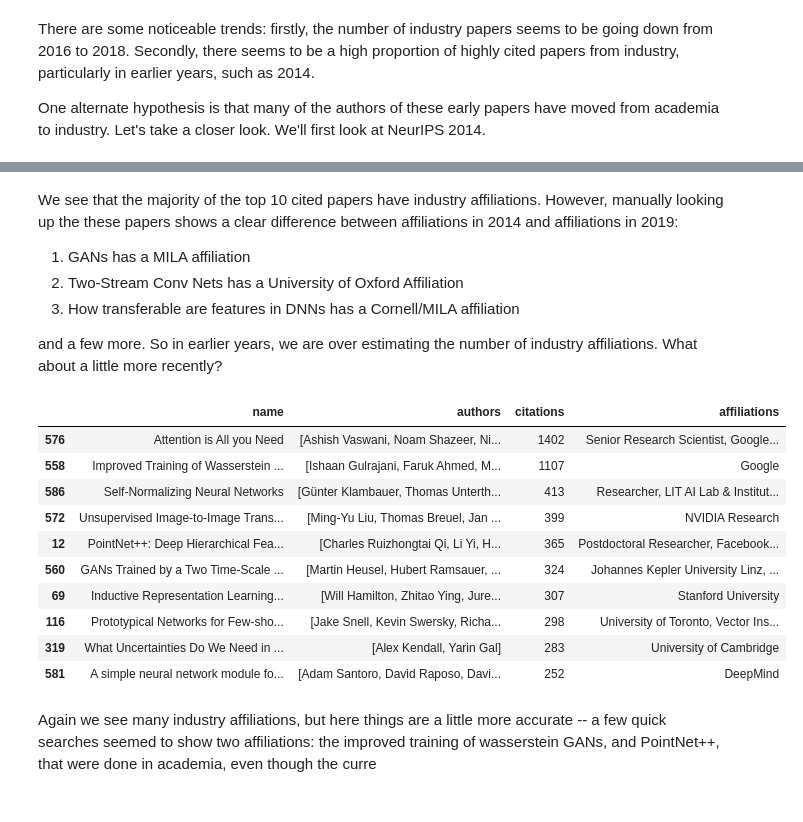
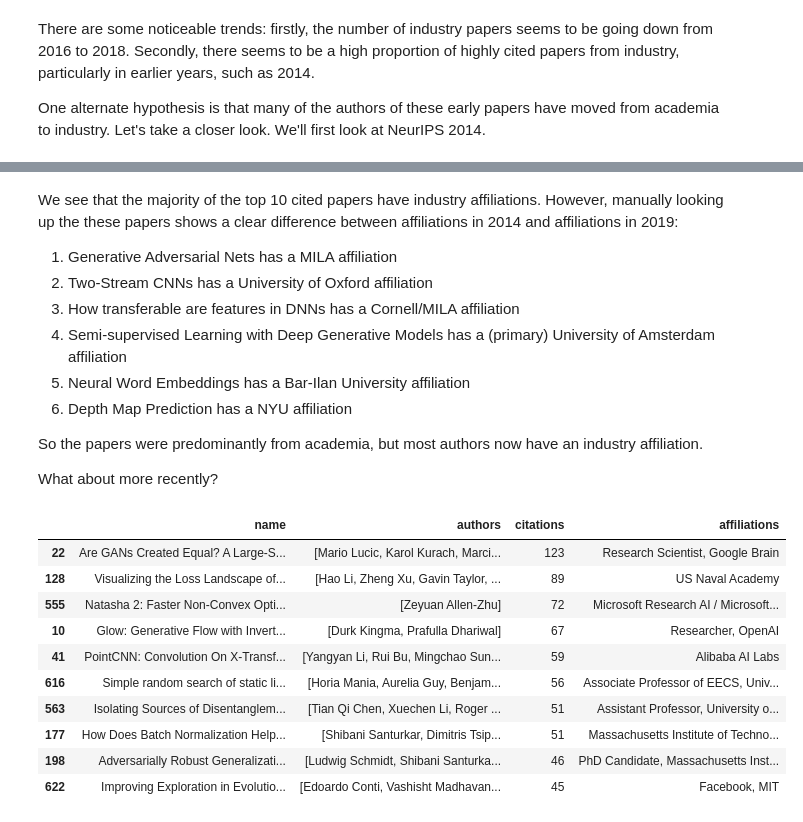
Before and after one commit to maithraraghu/MLcites, a Jupyter notebook: Paper_Statistics_Analysis.ipynb, the cells around one changed output, grey strips where cells are left out. Drawn from its saved outputs; the diff is of its cells as text; code cells hidden in the pictures.

```diff
--- a/Paper_Statistics_Analysis.ipynb
+++ b/Paper_Statistics_Analysis.ipynb
@@ -422,26 +422,28 @@ neurips[0].sort_values("citations", ascending=False).head(n=10)
 | 381 | Joint Training of a Convolutional... | [Jonathan J Tompson, Arjun Jain, ... | 700 | IIT Bombay |
 # %% [markdown]
 We see that the majority of the top 10 cited papers have industry affiliations. However, manually looking up the these papers shows a clear difference between affiliations in 2014 and affiliations in 2019:
-1. GANs has a MILA affiliation
-2. Two-Stream Conv Nets has a University of Oxford Affiliation
+1. Generative Adversarial Nets has a MILA affiliation
+2. Two-Stream CNNs has a University of Oxford affiliation
 3. How transferable are features in DNNs has a Cornell/MILA affiliation
+4. Semi-supervised Learning with Deep Generative Models has a (primary) University of Amsterdam affiliation
+5. Neural Word Embeddings has a Bar-Ilan University affiliation
+6. Depth Map Prediction has a NYU affiliation
 
-and a few more. So in earlier years, we are over estimating the number of industry affiliations.
-What about a little more recently?
+So the papers were predominantly from academia, but most authors now have an industry affiliation.
+
+What about more recently?
 # %%
-# Top cited papers from NeurIPS 2017
-neurips[3].sort_values("citations", ascending=False).head(n=10)
+# Top cited papers from NeurIPS 2018
+neurips[4].sort_values("citations", ascending=False).head(n=10)
 # %% [output]
 |  | name | authors | citations | affiliations |
-| 576 | Attention is All you Need | [Ashish Vaswani, Noam Shazeer, Ni... | 1402 | Senior Research Scientist, Google... |
-| 558 | Improved Training of Wasserstein ... | [Ishaan Gulrajani, Faruk Ahmed, M... | 1107 | Google |
-| 586 | Self-Normalizing Neural Networks | [Günter Klambauer, Thomas Unterth... | 413 | Researcher, LIT AI Lab & Institut... |
-| 572 | Unsupervised Image-to-Image Trans... | [Ming-Yu Liu, Thomas Breuel, Jan ... | 399 | NVIDIA Research |
-| 12 | PointNet++: Deep Hierarchical Fea... | [Charles Ruizhongtai Qi, Li Yi, H... | 365 | Postdoctoral Researcher, Facebook... |
-| 560 | GANs Trained by a Two Time-Scale ... | [Martin Heusel, Hubert Ramsauer, ... | 324 | Johannes Kepler University Linz, ... |
-| 69 | Inductive Representation Learning... | [Will Hamilton, Zhitao Ying, Jure... | 307 | Stanford University |
-| 116 | Prototypical Networks for Few-sho... | [Jake Snell, Kevin Swersky, Richa... | 298 | University of Toronto, Vector Ins... |
-| 319 | What Uncertainties Do We Need in ... | [Alex Kendall, Yarin Gal] | 283 | University of Cambridge |
-| 581 | A simple neural network module fo... | [Adam Santoro, David Raposo, Davi... | 252 | DeepMind |
+| 22 | Are GANs Created Equal? A Large-S... | [Mario Lucic, Karol Kurach, Marci... | 123 | Research Scientist, Google Brain |
+| 128 | Visualizing the Loss Landscape of... | [Hao Li, Zheng Xu, Gavin Taylor, ... | 89 | US Naval Academy |
+| 555 | Natasha 2: Faster Non-Convex Opti... | [Zeyuan Allen-Zhu] | 72 | Microsoft Research AI / Microsoft... |
+| 10 | Glow: Generative Flow with Invert... | [Durk Kingma, Prafulla Dhariwal] | 67 | Researcher, OpenAI |
+| 41 | PointCNN: Convolution On X-Transf... | [Yangyan Li, Rui Bu, Mingchao Sun... | 59 | Alibaba AI Labs |
+| 616 | Simple random search of static li... | [Horia Mania, Aurelia Guy, Benjam... | 56 | Associate Professor of EECS, Univ... |
+| 563 | Isolating Sources of Disentanglem... | [Tian Qi Chen, Xuechen Li, Roger ... | 51 | Assistant Professor, University o... |
+| 177 | How Does Batch Normalization Help... | [Shibani Santurkar, Dimitris Tsip... | 51 | Massachusetts Institute of Techno... |
+| 198 | Adversarially Robust Generalizati... | [Ludwig Schmidt, Shibani Santurka... | 46 | PhD Candidate, Massachusetts Inst... |
+| 622 | Improving Exploration in Evolutio... | [Edoardo Conti, Vashisht Madhavan... | 45 | Facebook, MIT |
-# %% [markdown]
-Again we see many industry affiliations, but here things are a little more accurate -- a few quick searches seemed to show two affiliations: the improved training of wasserstein GANs, and PointNet++, that were done in academia, even though the curre
```
Also changed, not shown: parts of 1 cell of this notebook.
